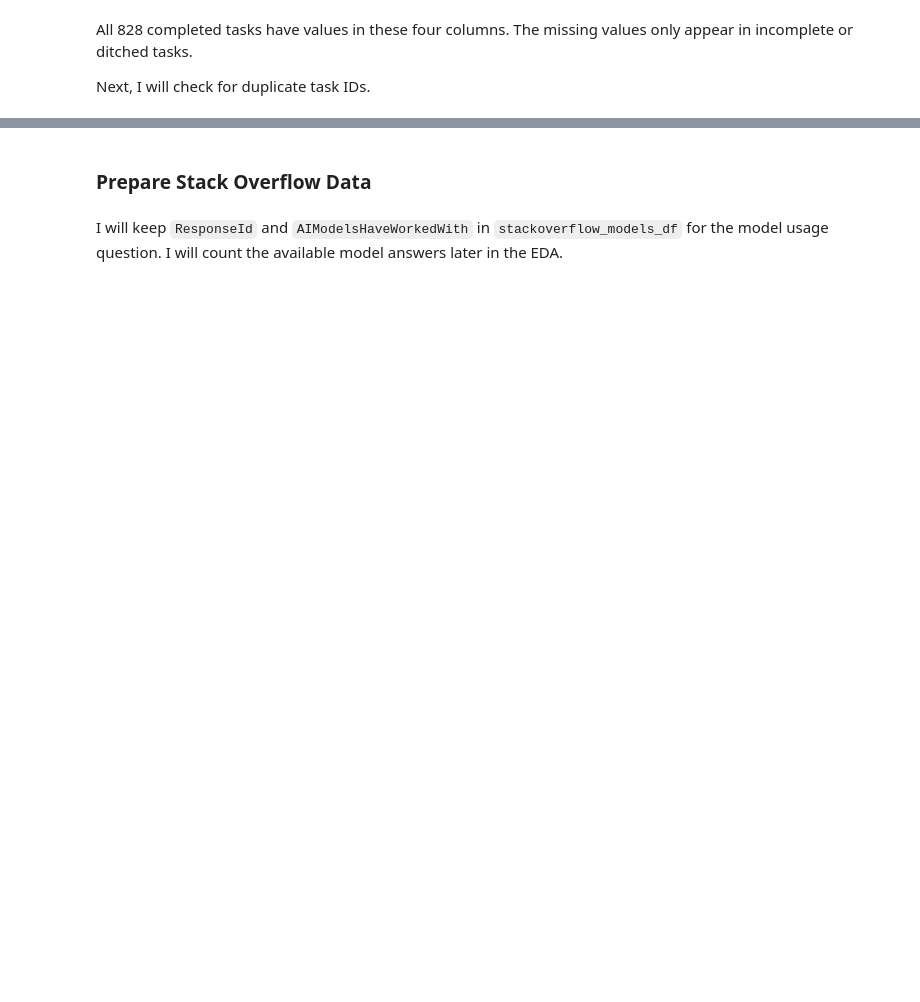
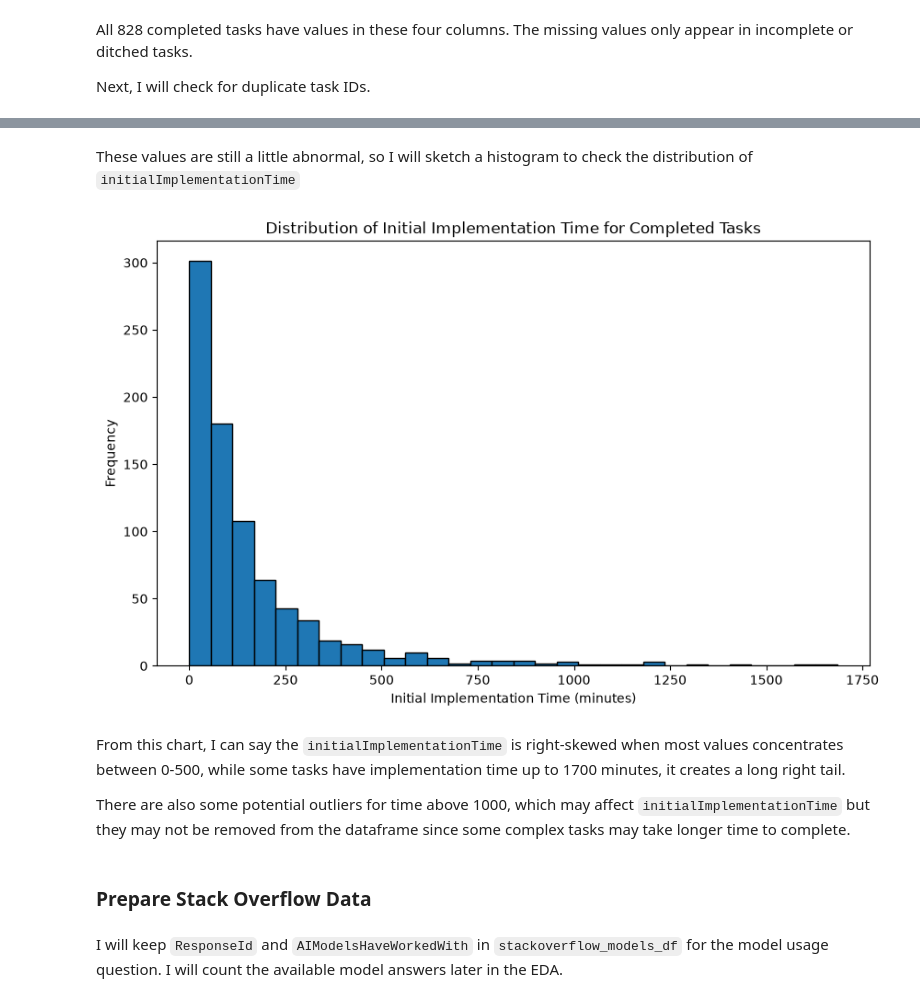
Before and after one commit to IT4063C-Fall2026/data-tech-analytics-final-project-canhkhoqua, a Jupyter notebook: source.ipynb, the cells around one changed output, grey strips where cells are left out. Drawn from its saved outputs; the diff is of its cells as text; code cells hidden in the pictures; blank space fills up the shorter version.

```diff
--- a/source.ipynb
+++ b/source.ipynb
@@ -234,3 +333,19 @@ metr_complete_df = metr_status_df[metr_status_df['status'] == 'complete'].copy()
+# %% [markdown]
+These values are still a little abnormal, so I will sketch a histogram to check the distribution of `initialImplementationTime`
+# %%
+fig = plt.figure(figsize=(10, 6))
+plt.hist(metr_complete_df["initialImplementationTime"], bins=30, edgecolor='black')
+plt.xlabel("Initial Implementation Time (minutes)")
+plt.ylabel("Frequency")
+plt.title("Distribution of Initial Implementation Time for Completed Tasks")
+
+plt.show()
+# %% [output]
+[figure, added]
+# %% [markdown]
+From this chart, I can say the `initialImplementationTime` is right-skewed when most values concentrates between 0-500, while some tasks have implementation time up to 1700 minutes, it creates a long right tail.
+
+There are also some potential outliers for time above 1000, which may affect `initialImplementationTime` but they may not be removed from the dataframe since some complex tasks may take longer time to complete.
 # %% [markdown]
 ### Prepare Stack Overflow Data
 # %% [markdown]
```
Also changed, not shown: parts of 42 cells of this notebook, 1 other file.
